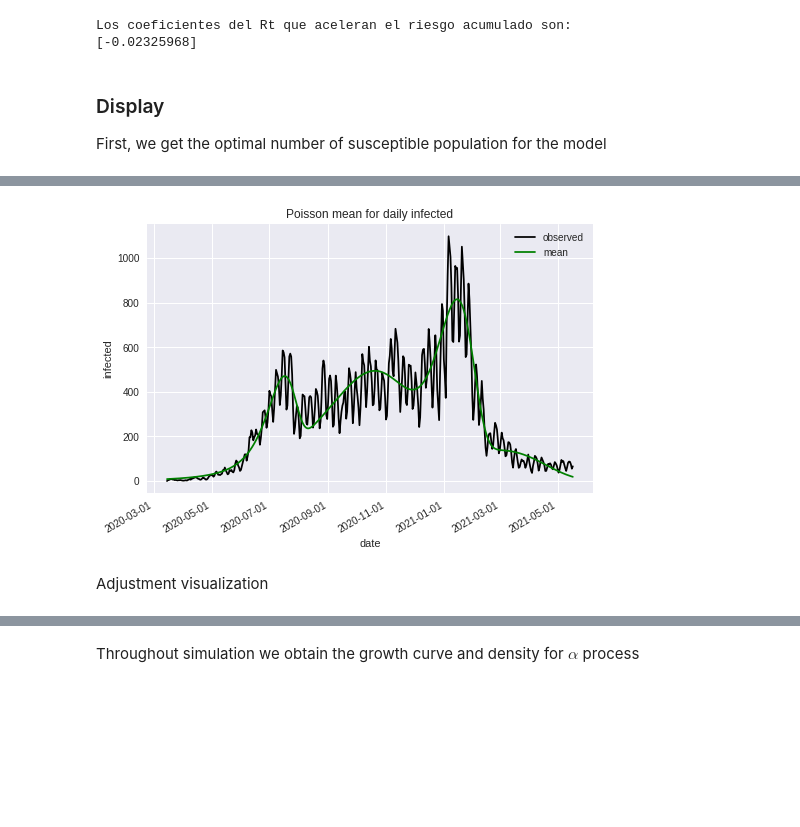
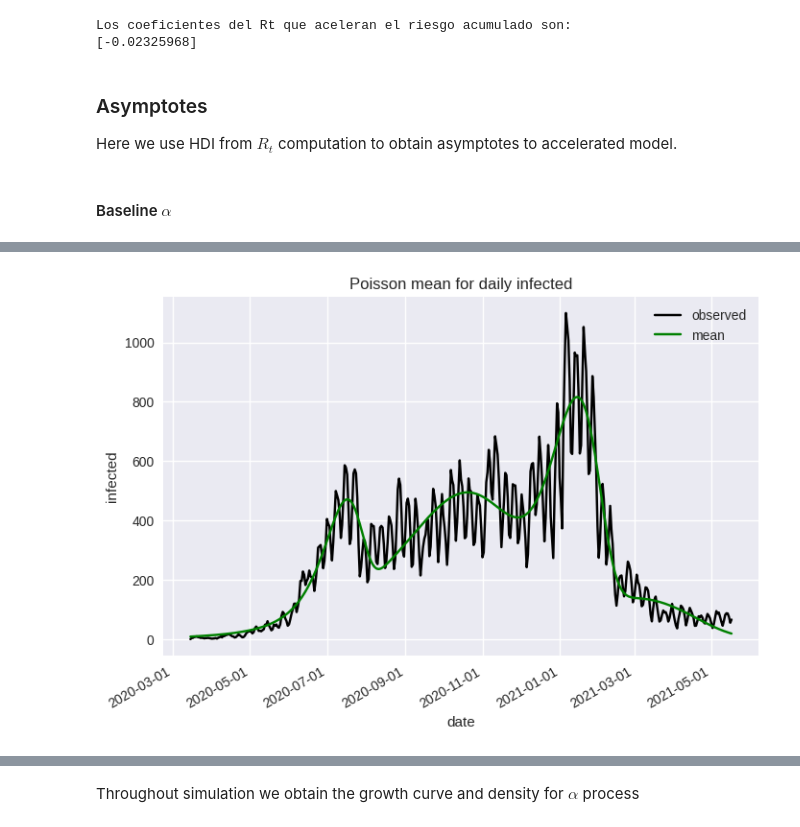
Before and after one commit to robervz22/code-A-Gompertz-mixture-approach-for-modeling-the-evolution-of-the-COVID-19-dynamics, a Jupyter notebook: GGM.ipynb, the cells around one changed output, grey strips where cells are left out. Drawn from its saved outputs; the diff is of its cells as text; code cells hidden in the pictures; blank space fills up the shorter version.

```diff
--- a/GGM.ipynb
+++ b/GGM.ipynb
@@ -34,7 +34,7 @@ DataStates = MainDataDir+'Gompertz_Estados_220406.csv'
 # Filter Data
 data_states = pd.read_csv(DataStates,
                         usecols=['Fecha', 'Estado', 'CasosAcumulados'],
-                        parse_dates=['Fecha'],engine='python').sort_index()
+                        parse_dates=['Fecha'],engine='python',encoding_errors='ignore').sort_index()
 # Fix state names
 df_aux = data_states.drop_duplicates(subset='Estado')
 list_of_states = df_aux['Estado'].to_list()
@@ -391,10 +391,12 @@ print(Rt_coef_hazard_alpha)
 # %% [output]
 Los coeficientes del Rt que aceleran el riesgo acumulado son:
 [-0.02325968]
-# %% [markdown]
-### Display
-
-First, we get the optimal number of susceptible population for the model
+# %% [markdown]
+### Asymptotes
+
+Here we use HDI from $R_t$ computation to obtain asymptotes to accelerated model.
+# %% [markdown]
+#### Baseline $\alpha$
 # %%
 importlib.reload(initial_conditions)
 from initial_conditions import *
@@ -420,7 +422,7 @@ tol=np.finfo(float).eps**(1/2)
 paramf_alpha=np.array([x_alpha,y_alpha]).T
 mu_ref=0.1
 f=plt.figure()
-dic_results_asym_alpha=proof_levenberg_marquardt_nlls(R,J,k0,N,tol,mu_ref,paramf_alpha,P_alpha,Y0_alpha,date_alpha)
+dic_results_asym_alpha,model_mean_baseline_alpha=proof_levenberg_marquardt_nlls(R,J,k0,N,tol,mu_ref,paramf_alpha,P_alpha,Y0_alpha,date_alpha)
 
 # Color EPS and PNG
 f.set_rasterized(True)
@@ -446,4 +448,2 @@ f(zk) =  1738217.0734416477
 k =  7
-[figure, old version]
+[figure, new version]
-# %% [markdown]
-Adjustment visualization
```
Also changed, not shown: parts of 26 cells of this notebook, 35 other files.
